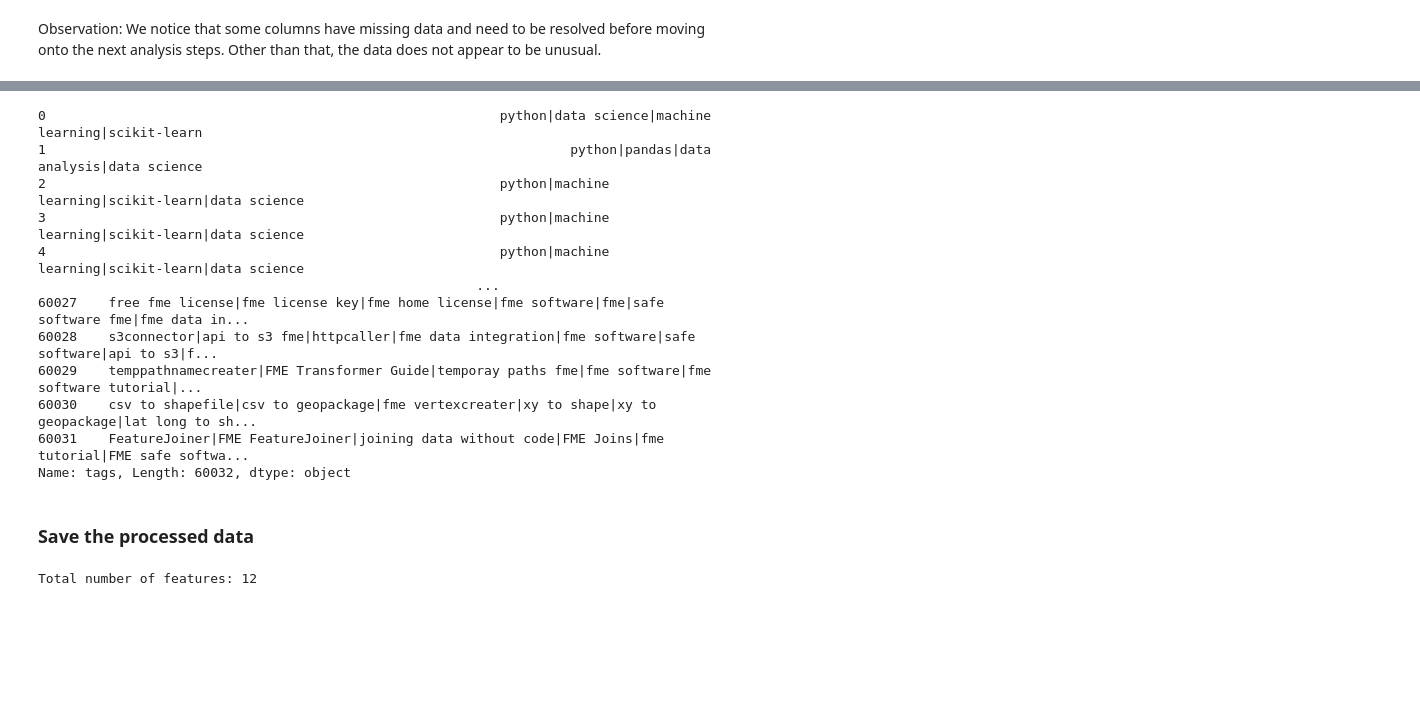
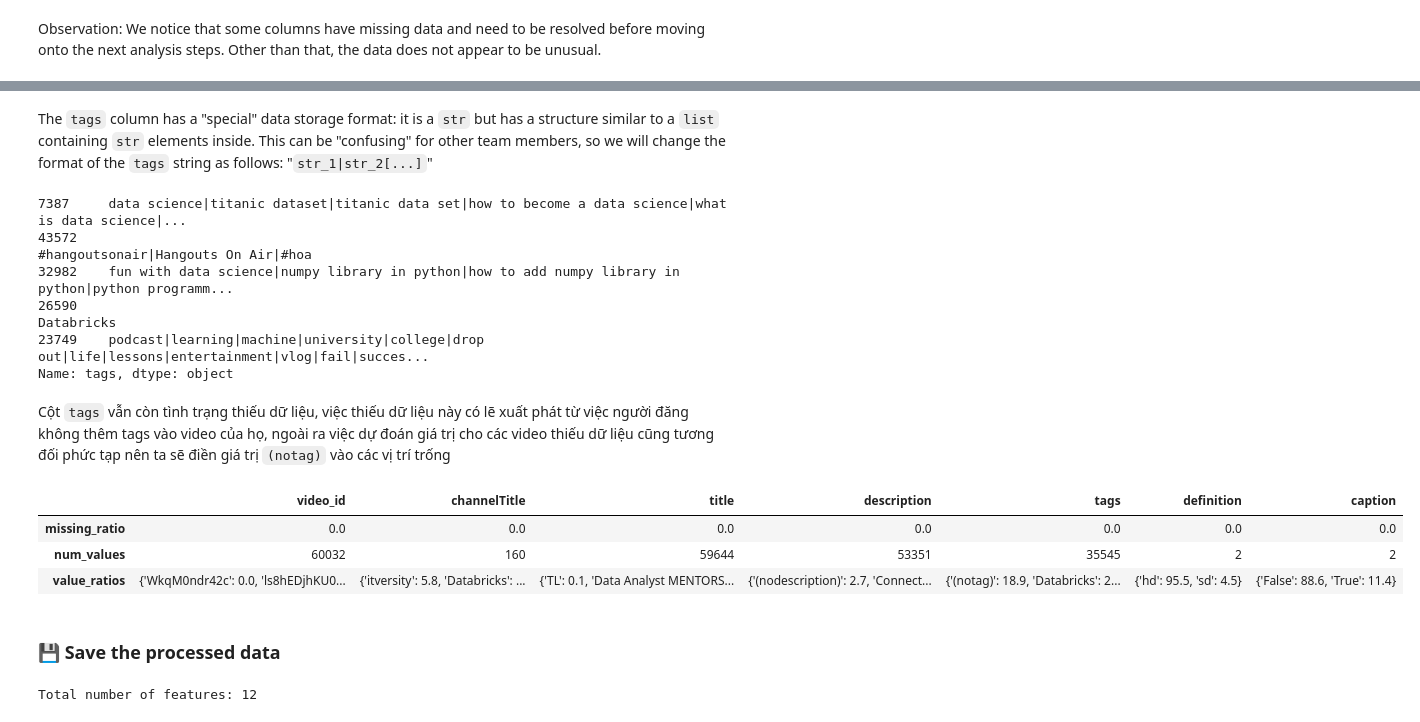
Before and after one commit to BaoDias2505/FinalProject_Introduction-to-data-science, a Jupyter notebook: notebooks/02-Data-preprocessing_exploring.ipynb, the cells around one changed output, grey strips where cells are left out. Drawn from its saved outputs; the diff is of its cells as text; code cells hidden in the pictures; blank space fills up the shorter version.

```diff
--- a/notebooks/02-Data-preprocessing_exploring.ipynb
+++ b/notebooks/02-Data-preprocessing_exploring.ipynb
@@ -297,0 +315,2 @@ Observation: We notice that some columns have missing data and need to be resolv
+# %%
+raw_df['description'] = raw_df['description'].fillna("(nodescription)")
@@ -298,21 +330,33 @@ Observation: We notice that some columns have missing data and need to be resolv
+# %% [markdown]
+The `tags` column has a "special" data storage format: it is a `str` but has a structure similar to a `list` containing `str` elements inside. This can be "confusing" for other team members, so we will change the format of the `tags` string as follows: "`str_1|str_2[...]`"
 # %%
-raw_df['tags'] = raw_df['tags'].apply(lambda x: '|'.join(x.strip("[]").replace("'", "").split(', ')) if isinstance(x, str) else x)
-raw_df['tags']
+raw_df['tags'] = raw_df['tags'].apply(lambda x: '|'.join(x.strip("[]").replace("\'", "").split(', ')) if isinstance(x, str) else x)
+
+# Display the result
+raw_df['tags'].sample(n=5)
 # %% [output]
-0                                                          python|data science|machine learning|scikit-learn
-1                                                                   python|pandas|data analysis|data science
-2                                                          python|machine learning|scikit-learn|data science
-3                                                          python|machine learning|scikit-learn|data science
-4                                                          python|machine learning|scikit-learn|data science
-                                                        ...
-60027    free fme license|fme license key|fme home license|fme software|fme|safe software fme|fme data in...
-60028    s3connector|api to s3 fme|httpcaller|fme data integration|fme software|safe software|api to s3|f...
-60029    temppathnamecreater|FME Transformer Guide|temporay paths fme|fme software|fme software tutorial|...
-60030    csv to shapefile|csv to geopackage|fme vertexcreater|xy to shape|xy to geopackage|lat long to sh...
-60031    FeatureJoiner|FME FeatureJoiner|joining data without code|FME Joins|fme tutorial|FME safe softwa...
-Name: tags, Length: 60032, dtype: object
+7387     data science|titanic dataset|titanic data set|how to become a data science|what is data science|...
+43572                                                                    #hangoutsonair|Hangouts On Air|#hoa
+32982    fun with data science|numpy library in python|how to add numpy library in python|python programm...
+26590                                                                                             Databricks
+23749    podcast|learning|machine|university|college|drop out|life|lessons|entertainment|vlog|fail|succes...
+Name: tags, dtype: object
+# %% [markdown]
+Cột `tags` vẫn còn tình trạng thiếu dữ liệu, việc thiếu dữ liệu này có lẽ xuất phát từ việc người đăng không thêm tags vào video của họ, ngoài ra việc dự đoán giá trị cho các video thiếu dữ liệu cũng tương đối phức tạp nên ta sẽ điền giá trị `(notag)` vào các vị trí trống
+# %%
+# Replace missing value with "(notag)"
+raw_df['tags'] = raw_df['tags'].fillna("(notag)")
+# %%
+# TEST
+raw_df.select_dtypes(include=['object', 'bool'])\
+    .agg([missing_ratio, num_values, value_ratios])
+# %% [output]
+|  | video_id | channelTitle | title | description | tags | definition | caption |
+| missing_ratio | 0.0 | 0.0 | 0.0 | 0.0 | 0.0 | 0.0 | 0.0 |
+| num_values | 60032 | 160 | 59644 | 53351 | 35545 | 2 | 2 |
+| value_ratios | {'WkqM0ndr42c': 0.0, 'ls8hEDjhKU0... | {'itversity': 5.8, 'Databricks': ... | {'TL': 0.1, 'Data Analyst MENTORS... | {'(nodescription)': 2.7, 'Connect... | {'(notag)': 18.9, 'Databricks': 2... | {'hd': 95.5, 'sd': 4.5} | {'False': 88.6, 'True': 11.4} |
 # %% [markdown]
-### Save the processed data
+### 💾 Save the processed data
 # %%
 print(f"Total number of features: {raw_df.shape[1]}")
 raw_df.dtypes
```
Also changed, not shown: parts of 20 cells of this notebook, 1 other file.
